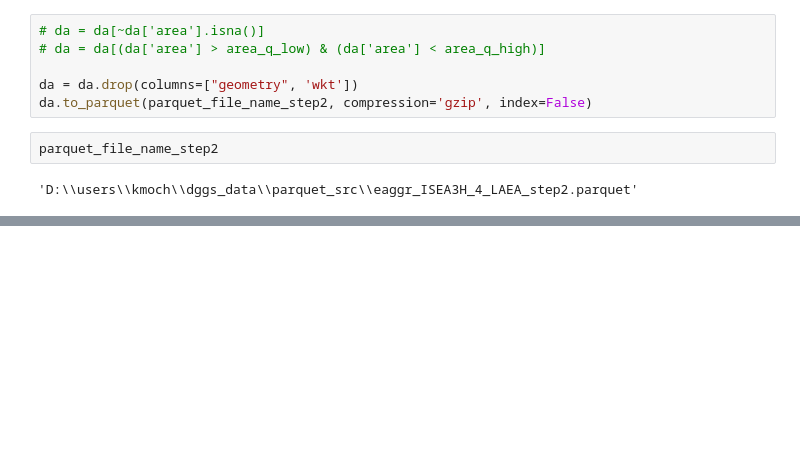
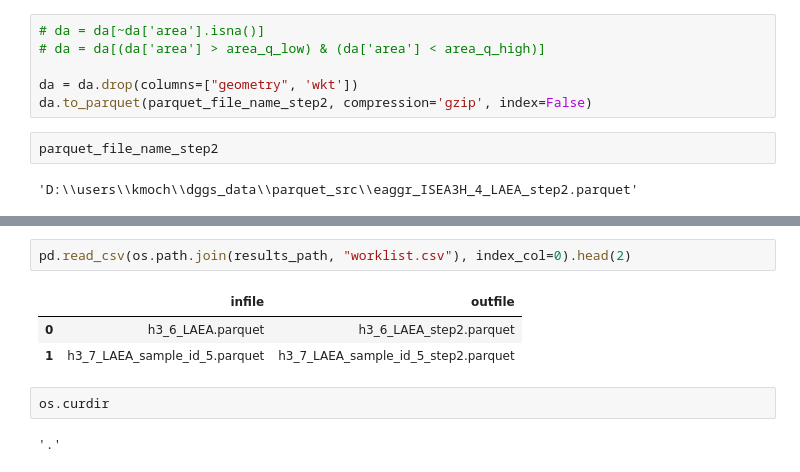
Before and after one commit to LandscapeGeoinformatics/dggs_comparisons, a Jupyter notebook: notebooks/area_zsc_stats.ipynb, the cells around one changed output, grey strips where cells are left out. Saved outputs shown, nothing was run; the diff lists cells and outputs as text; blank space fills up the shorter version.

```diff
--- a/notebooks/area_zsc_stats.ipynb
+++ b/notebooks/area_zsc_stats.ipynb
@@ -736,0 +902,10 @@ parquet_file_name_step2
+# %%
+pd.read_csv(os.path.join(results_path, "worklist.csv"), index_col=0).head(2)
+# %% [output]
+|  | infile | outfile |
+| 0 | h3_6_LAEA.parquet | h3_6_LAEA_step2.parquet |
+| 1 | h3_7_LAEA_sample_id_5.parquet | h3_7_LAEA_sample_id_5_step2.parquet |
+# %%
+os.curdir
+# %% [output]
+'.'
```
Also changed, not shown: parts of 9 cells of this notebook, 2 other files.
